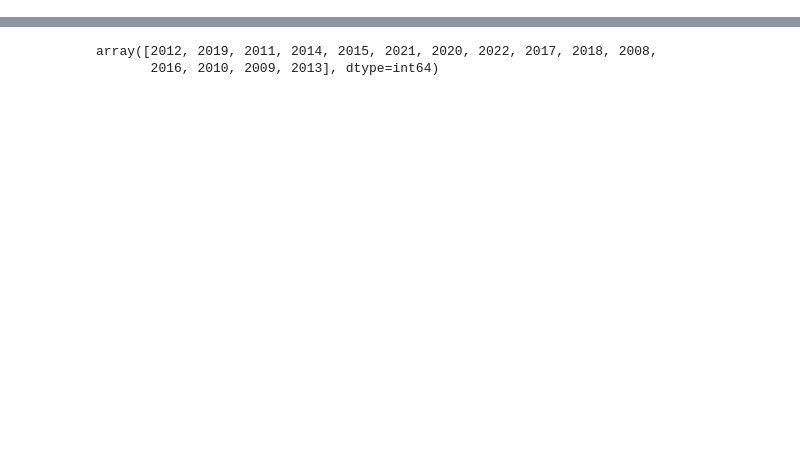
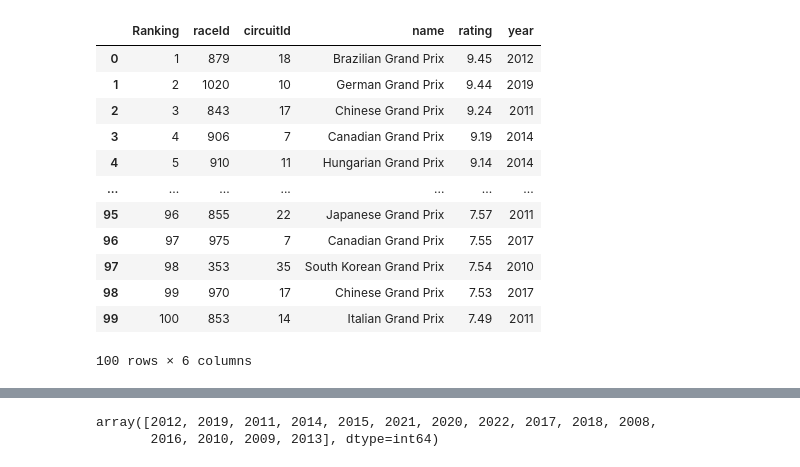
Before and after one commit to jasonhsu8/Formula-1-Project, a Jupyter notebook: start.ipynb, the cells around one changed output, grey strips where cells are left out. Drawn from its saved outputs; the diff is of its cells as text; code cells hidden in the pictures; blank space fills up the shorter version.

```diff
--- a/start.ipynb
+++ b/start.ipynb
@@ -19,3 +19,18 @@ results = pd.read_csv(f'{dataset_folder_path}{"results.csv"}')
 status = pd.read_csv(f'{dataset_folder_path}{"status.csv"}')
 # %%
 top_100 = pd.read_csv(f'{dataset_folder_path}{"top_100_races_f1.csv"}')
+top_100
+# %% [output]
+|  | Ranking | raceId | circuitId | name | rating | year |
+| 0 | 1 | 879 | 18 | Brazilian Grand Prix | 9.45 | 2012 |
+| 1 | 2 | 1020 | 10 | German Grand Prix | 9.44 | 2019 |
+| 2 | 3 | 843 | 17 | Chinese Grand Prix | 9.24 | 2011 |
+| 3 | 4 | 906 | 7 | Canadian Grand Prix | 9.19 | 2014 |
+| 4 | 5 | 910 | 11 | Hungarian Grand Prix | 9.14 | 2014 |
+| ... | ... | ... | ... | ... | ... | ... |
+| 95 | 96 | 855 | 22 | Japanese Grand Prix | 7.57 | 2011 |
+| 96 | 97 | 975 | 7 | Canadian Grand Prix | 7.55 | 2017 |
+| 97 | 98 | 353 | 35 | South Korean Grand Prix | 7.54 | 2010 |
+| 98 | 99 | 970 | 17 | Chinese Grand Prix | 7.53 | 2017 |
+| 99 | 100 | 853 | 14 | Italian Grand Prix | 7.49 | 2011 |
+100 rows × 6 columns
```
Also changed, not shown: parts of 6 cells of this notebook.
